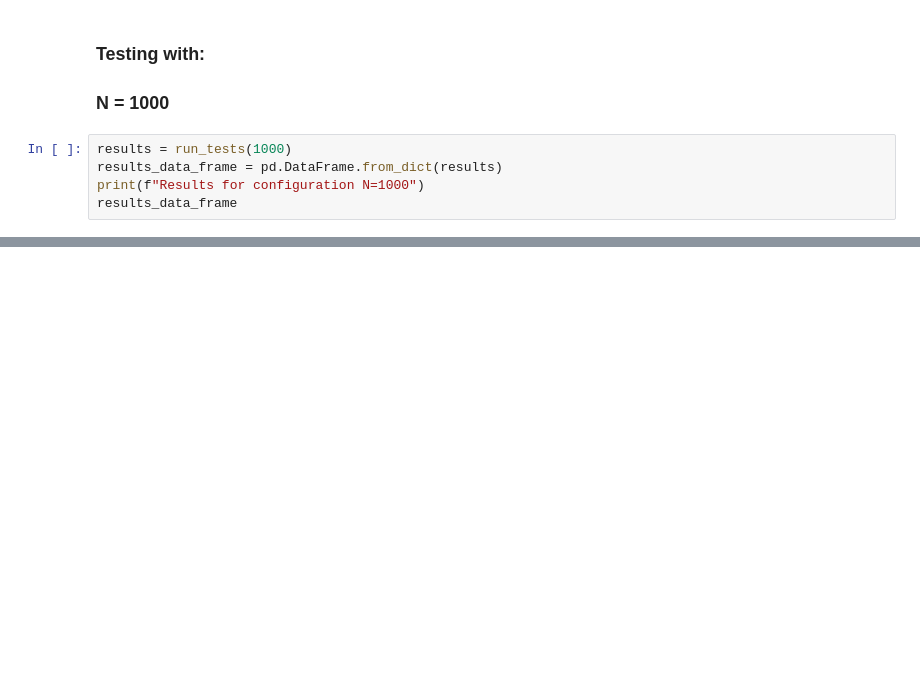
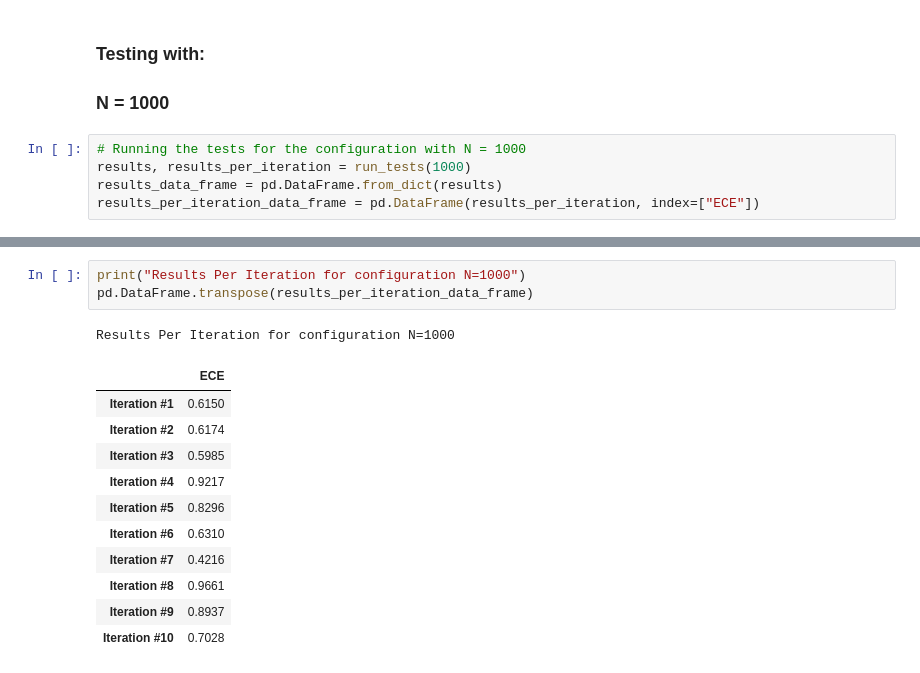
Before and after one commit to LD9797/Auto-Learning-Ground, a Jupyter notebook: TP2/uncertainty.ipynb, the cells around one changed output, grey strips where cells are left out. Drawn from its saved outputs; the diff is of its cells as text; blank space fills up the shorter version.

```diff
--- a/TP2/uncertainty.ipynb
+++ b/TP2/uncertainty.ipynb
@@ -597,8 +664,8 @@ Results for configuration N=100
 ### Testing with:
 ### N = 1000
 # %%
-results = run_tests(1000)
+# Running the tests for the configuration with N = 1000
+results, results_per_iteration = run_tests(1000)
 results_data_frame = pd.DataFrame.from_dict(results)
-print(f"Results for configuration N=1000")
-results_data_frame
+results_per_iteration_data_frame = pd.DataFrame(results_per_iteration, index=["ECE"])
 # %% [output]
@@ -627,0 +682,16 @@ La desviación estándar de ECE entre las particiones de prueba y entrenamiento
+# %%
+print("Results Per Iteration for configuration N=1000")
+pd.DataFrame.transpose(results_per_iteration_data_frame)
+# %% [output]
+Results Per Iteration for configuration N=1000
+|  | ECE |
+| Iteration #1 | 0.6150 |
+| Iteration #2 | 0.6174 |
+| Iteration #3 | 0.5985 |
+| Iteration #4 | 0.9217 |
+| Iteration #5 | 0.8296 |
+| Iteration #6 | 0.6310 |
+| Iteration #7 | 0.4216 |
+| Iteration #8 | 0.9661 |
+| Iteration #9 | 0.8937 |
+| Iteration #10 | 0.7028 |
```
Also changed, not shown: parts of 20 cells of this notebook, 2 other files.
